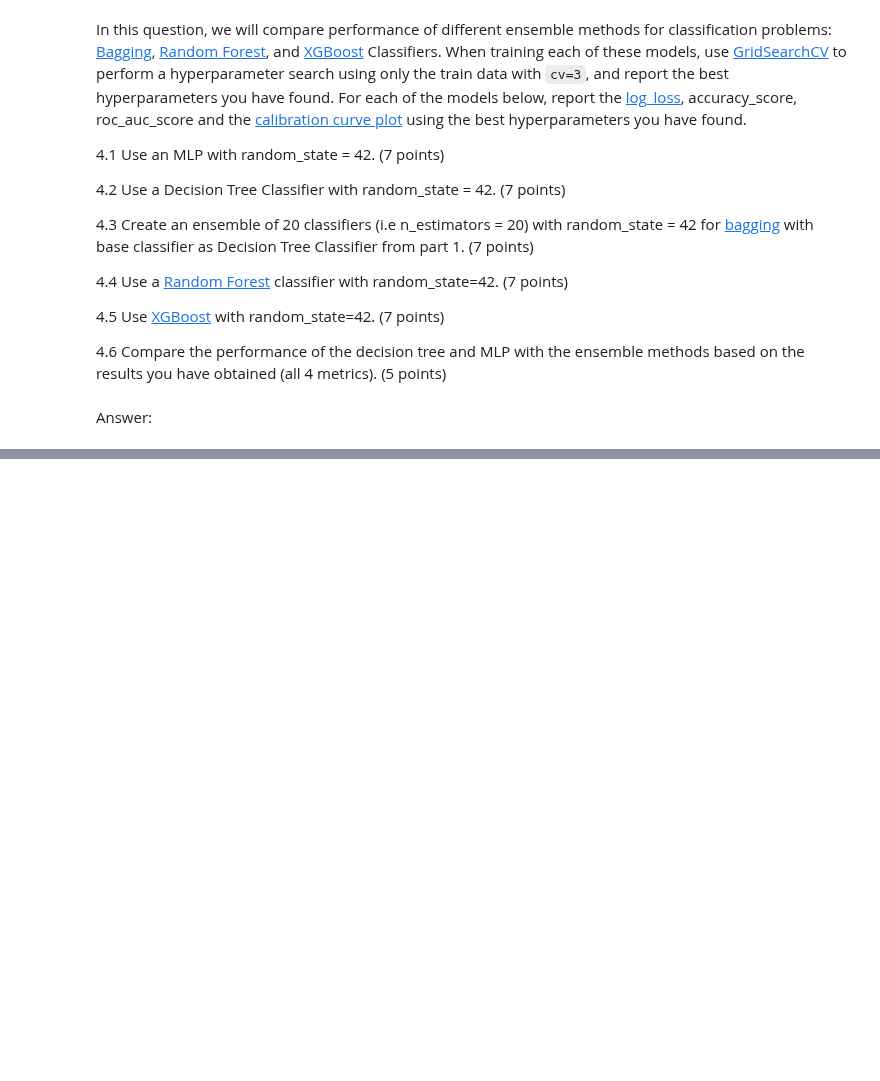
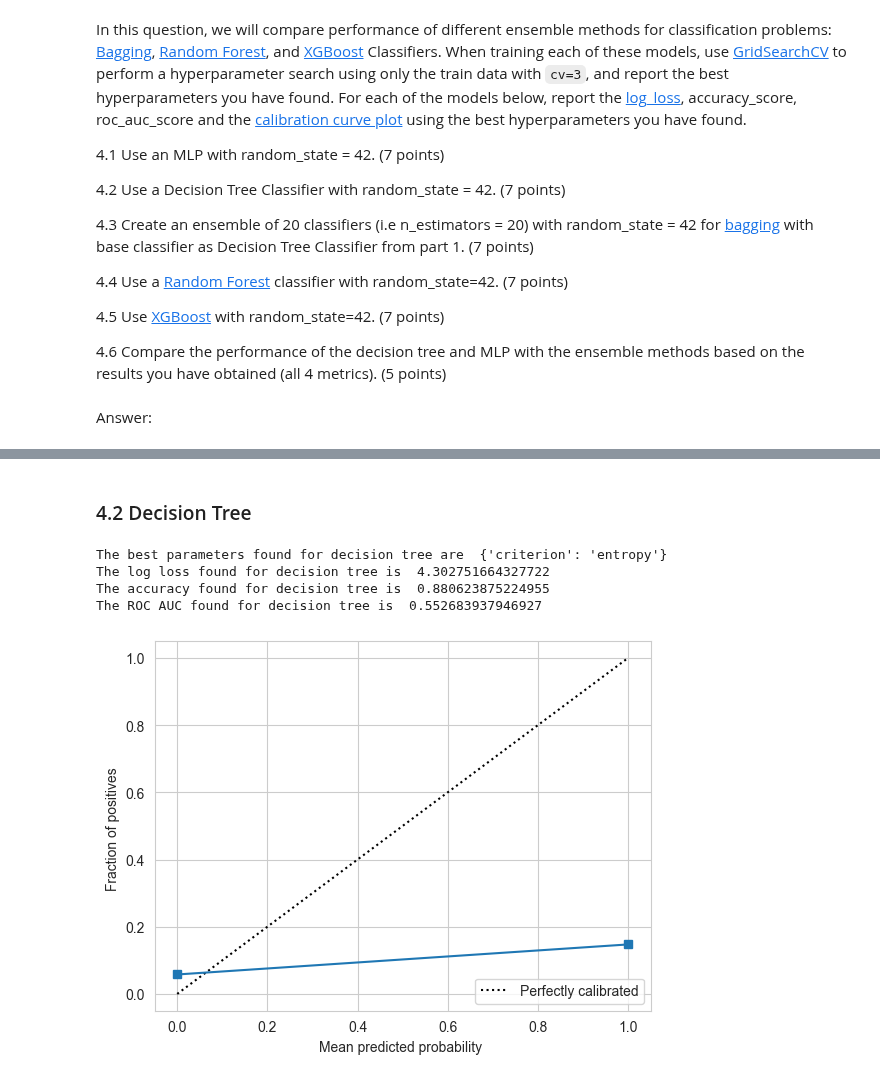
Before and after one commit to rreece15/ECE461P, a Jupyter notebook: Lab5/HW5.ipynb, the cells around one changed output, grey strips where cells are left out. Cells and saved outputs as stored; diff of their text form; code cells hidden in the pictures; blank space fills up the shorter version.

```diff
--- a/Lab5/HW5.ipynb
+++ b/Lab5/HW5.ipynb
@@ -394,14 +361,25 @@ columns_list = list(X.columns)
 # %%
 def grid_search(model, params, model_name):
     # define your GridSearchCV object with the relevant parameters
-    # TODO
+    grid = GridSearchCV(model, params, cv=3)
 
     # fit the grid search model with the train data and print the best parameters
-    # TODO
+    grid.fit(X_train, y_train)
+    print("The best parameters found for "+ model_name + " are ",grid.best_params_)
 
     # use the fitted model with the best parameters to predict on the test set and report the metrics
-    # TODO
-
+    probs = grid.predict_proba(X_test)[:,1]
+    preds = np.round(probs)
+    # log loss
+    print("The log loss found for "+ model_name + " is ", log_loss(y_test, probs))
+    # accuracy
+    print("The accuracy found for "+ model_name + " is ", accuracy_score(y_test, preds))
+    # roc_auc_score
+    print("The ROC AUC found for "+ model_name + " is ", roc_auc_score(y_test, probs))
+    # calibration curve plot
+    prob_true, prob_pred = calibration_curve(y_test, probs)
+    disp = CalibrationDisplay(prob_true, prob_pred, probs)
+    disp.plot()
     pass
 # %% [markdown]
 Answer:
@@ -407,0 +400,13 @@ Answer:
+# %% [markdown]
+### 4.2 Decision Tree
+# %%
+dt = DecisionTreeClassifier(random_state=42)
+params = {'criterion': ['gini','entropy','log_loss']}
+
+grid_search(dt,params,"decision tree")
+# %% [output]
+The best parameters found for decision tree are  {'criterion': 'entropy'}
+The log loss found for decision tree is  4.302751664327722
+The accuracy found for decision tree is  0.880623875224955
+The ROC AUC found for decision tree is  0.552683937946927
+[figure, added]
```
Also changed, not shown: parts of 13 cells of this notebook.
